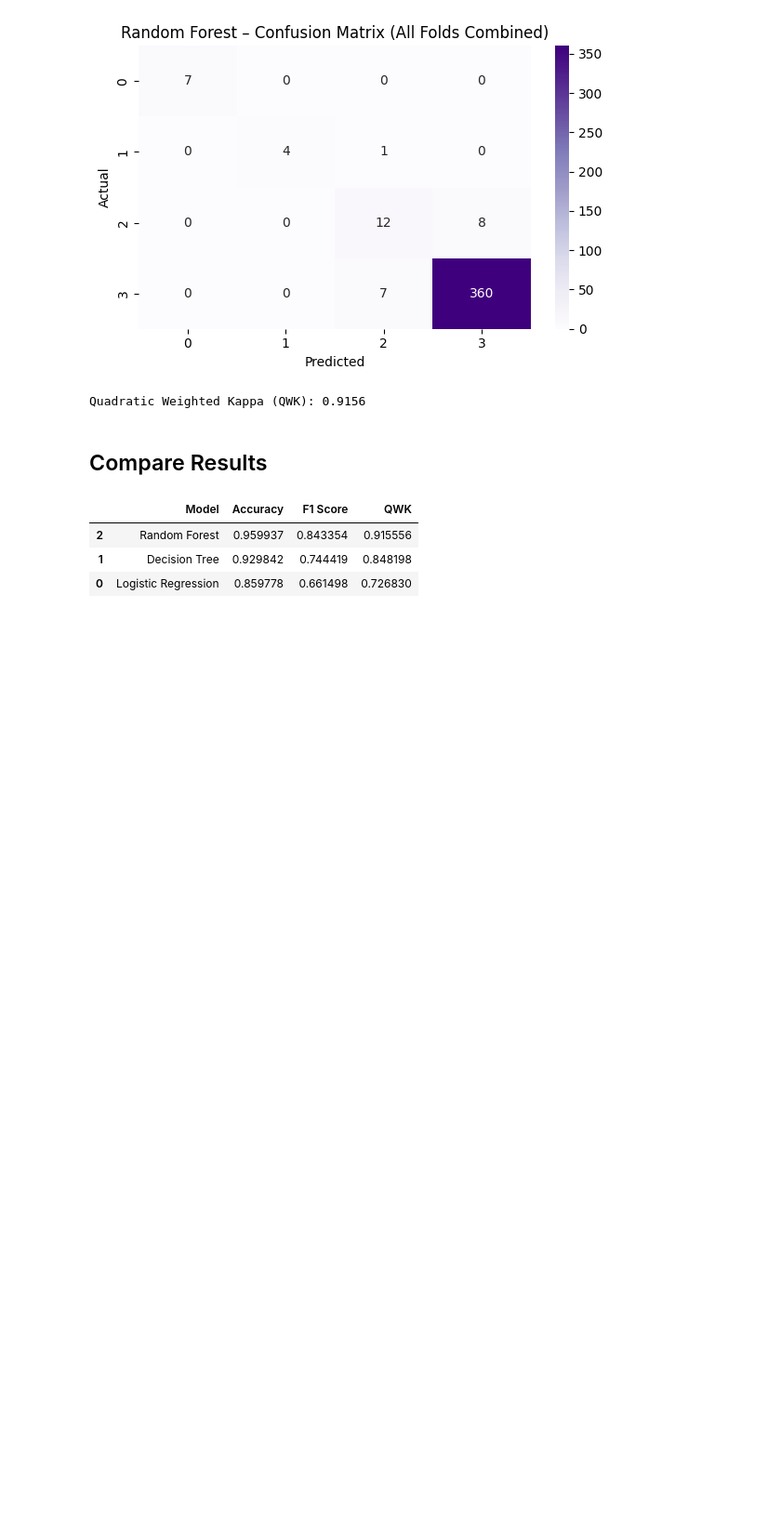
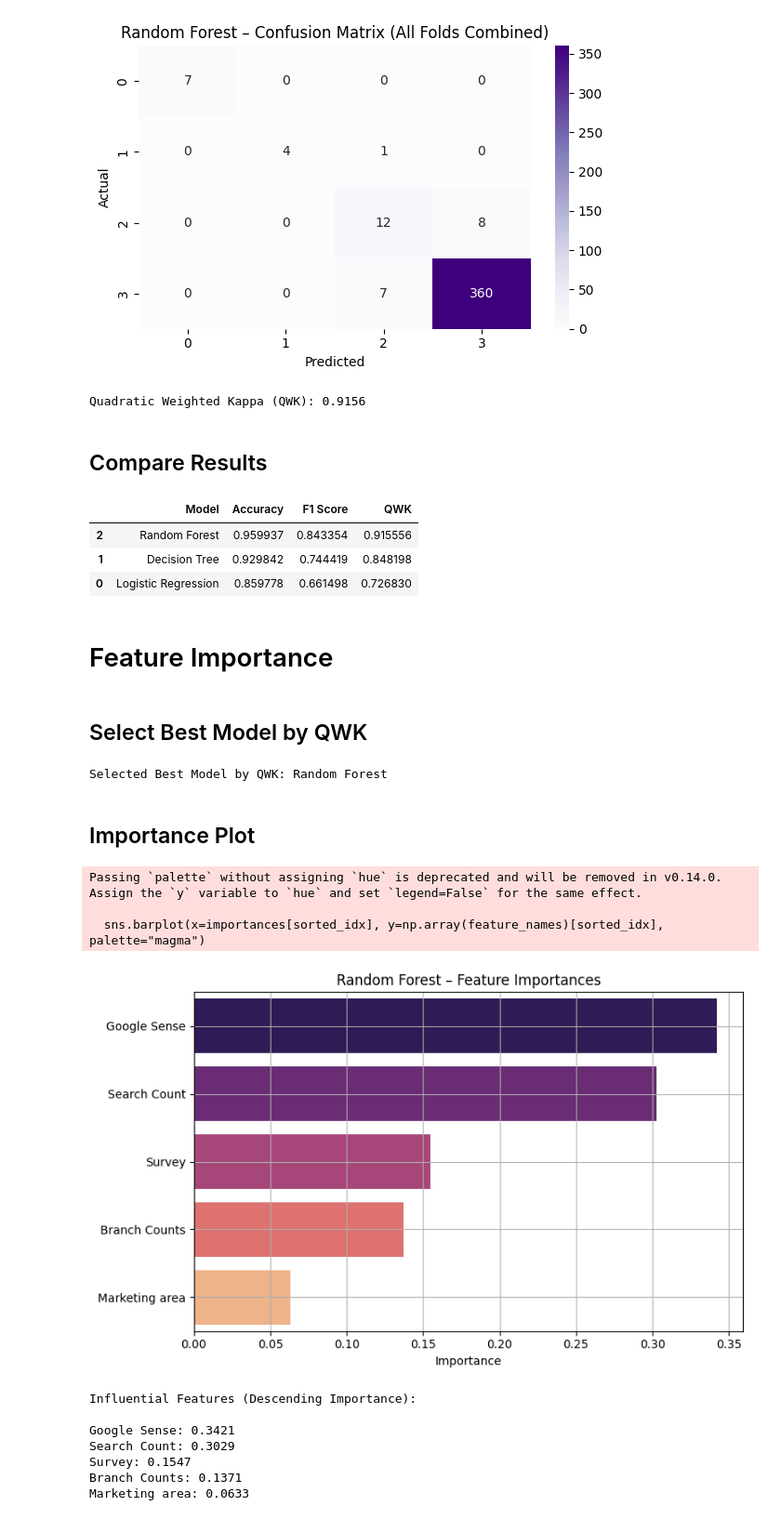
Before and after one commit to amirZZZkiller/snappfood-data-analyst-task, a Jupyter notebook: task 2 - grading model/task2.ipynb, the cells around one changed output. Shown at 93% size. Saved outputs shown, nothing was run; the diff lists cells and outputs as text; code cells hidden in the pictures; blank space fills up the shorter version.

Commit message:
feat(task2): add feature importance analysis for best model

```diff
--- a/task 2 - grading model/task2.ipynb
+++ b/task 2 - grading model/task2.ipynb
@@ -511,3 +511,53 @@ display(results_df)
 | 2 | Random Forest | 0.959937 | 0.843354 | 0.915556 |
 | 1 | Decision Tree | 0.929842 | 0.744419 | 0.848198 |
 | 0 | Logistic Regression | 0.859778 | 0.661498 | 0.726830 |
+# %% [markdown]
+# Feature Importance
+# %% [markdown]
+## Select Best Model by QWK
+# %%
+# Use full results list to find the best model based on QWK
+best_result = max(results, key=lambda r: r['QWK'])
+best_model_name = best_result['Model']
+best_model = best_result['Trained Model']
+
+print(f"Selected Best Model by QWK: {best_model_name}")
+# %% [output]
+Selected Best Model by QWK: Random Forest
+# %% [markdown]
+## Importance Plot
+# %%
+# Plot and print feature importances if the model supports it
+if hasattr(best_model, "feature_importances_"):
+    importances = best_model.feature_importances_
+    feature_names = X.columns
+    sorted_idx = np.argsort(importances)[::-1]
+
+    # Plot
+    plt.figure(figsize=(8, 5))
+    sns.barplot(x=importances[sorted_idx], y=np.array(feature_names)[sorted_idx], palette="magma")
+    plt.title(f"{best_model_name} – Feature Importances")
+    plt.xlabel("Importance")
+    plt.grid(True)
+    plt.tight_layout()
+    plt.show()
+
+    # Print in descending order
+    print("\nInfluential Features (Descending Importance):\n")
+    for i in sorted_idx:
+        print(f"{feature_names[i]}: {importances[i]:.4f}")
+
+else:
+    print(f"{best_model_name} does not support native feature_importances_")
+# %% [output]
+Passing `palette` without assigning `hue` is deprecated and will be removed in v0.14.0. Assign the `y` variable to `hue` and set `legend=False` for the same effect.
+
+  sns.barplot(x=importances[sorted_idx], y=np.array(feature_names)[sorted_idx], palette="magma")
+[figure, added]
+Influential Features (Descending Importance):
+
+Google Sense: 0.3421
+Search Count: 0.3029
+Survey: 0.1547
+Branch Counts: 0.1371
+Marketing area: 0.0633
```
